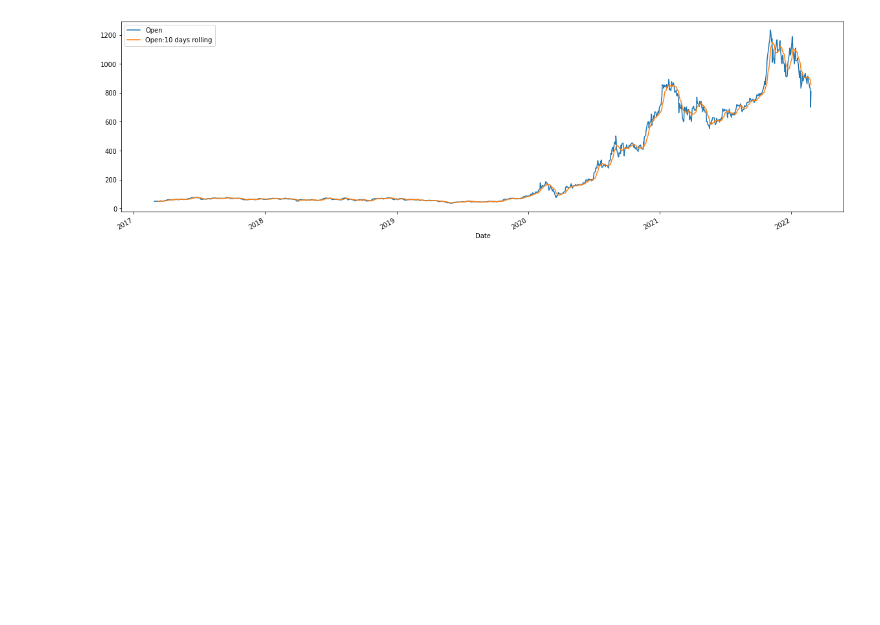
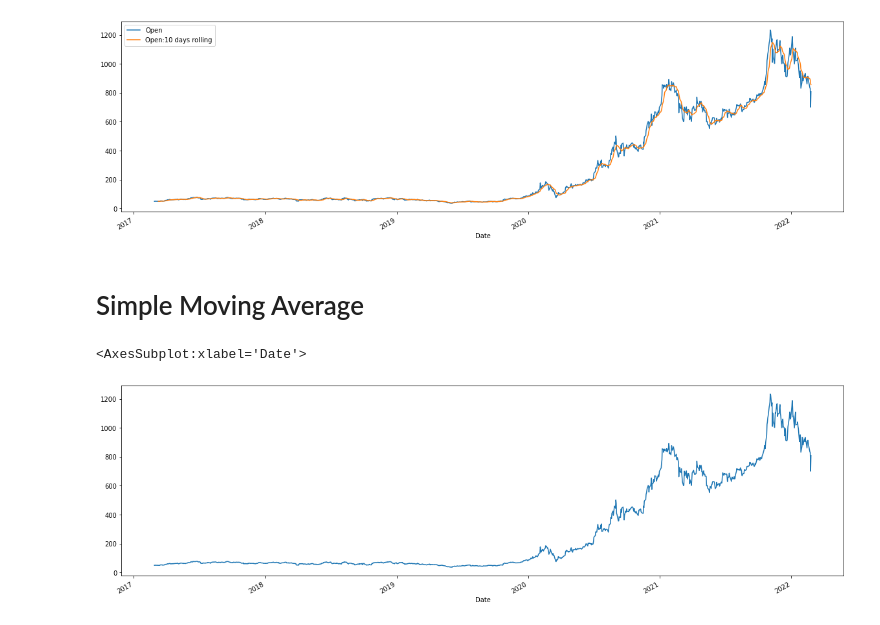
Before and after one commit to sahu111/TimeSeriesAnanlysis, a Jupyter notebook: EDA_TS1.ipynb, the cells around one changed output. Drawn from its saved outputs; the diff is of its cells as text; code cells hidden in the pictures; blank space fills up the shorter version.

```diff
--- a/EDA_TS1.ipynb
+++ b/EDA_TS1.ipynb
@@ -352,3 +355,10 @@ df_tesla[['Open','Open:10 days rolling']].plot(figsize = (20,6))
 # %% [output]
 <AxesSubplot:xlabel='Date'>
 [figure]
+# %% [markdown]
+# Simple Moving Average
+# %%
+df_tesla['Open'].plot(figsize = (20,6))
+# %% [output]
+<AxesSubplot:xlabel='Date'>
+[figure, added]
```
Also changed, not shown: parts of 10 cells of this notebook.
